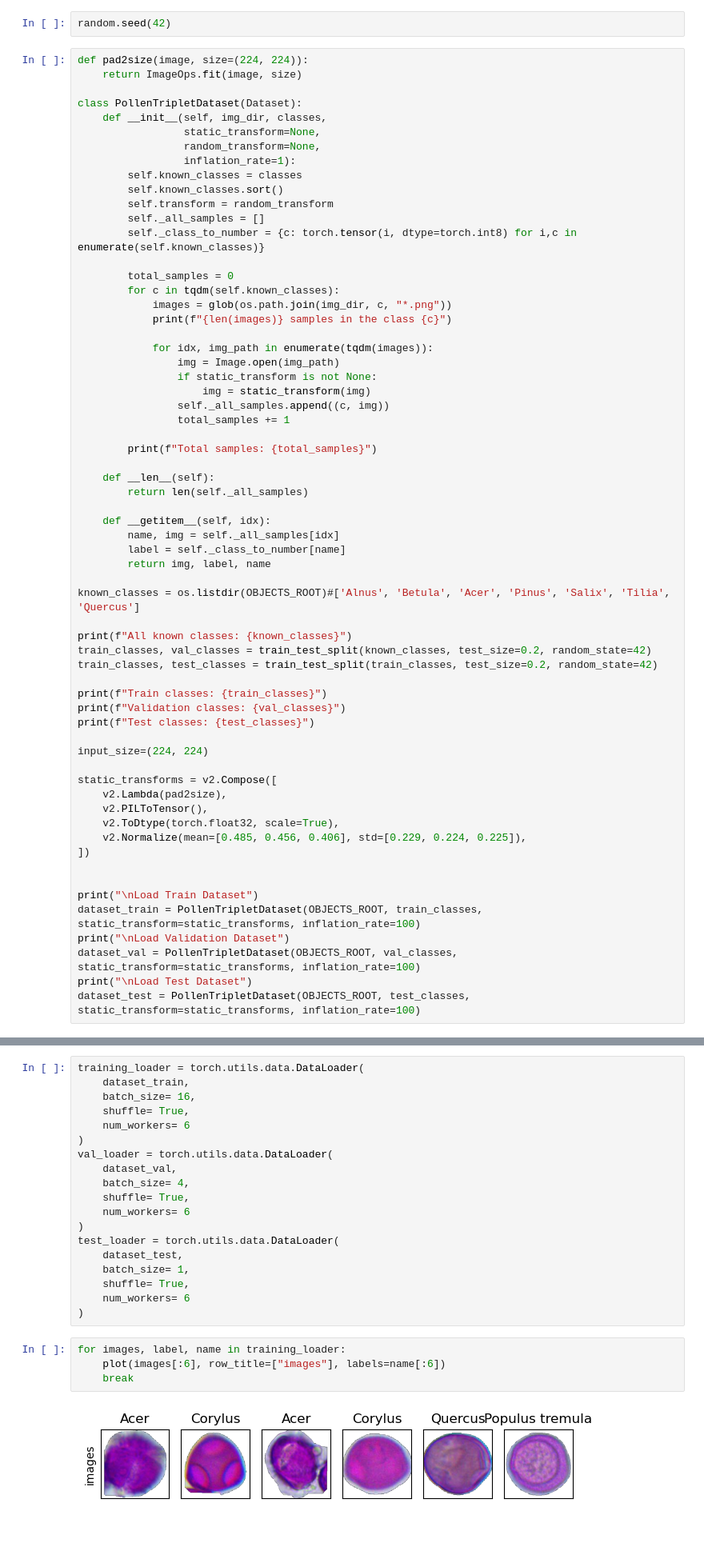
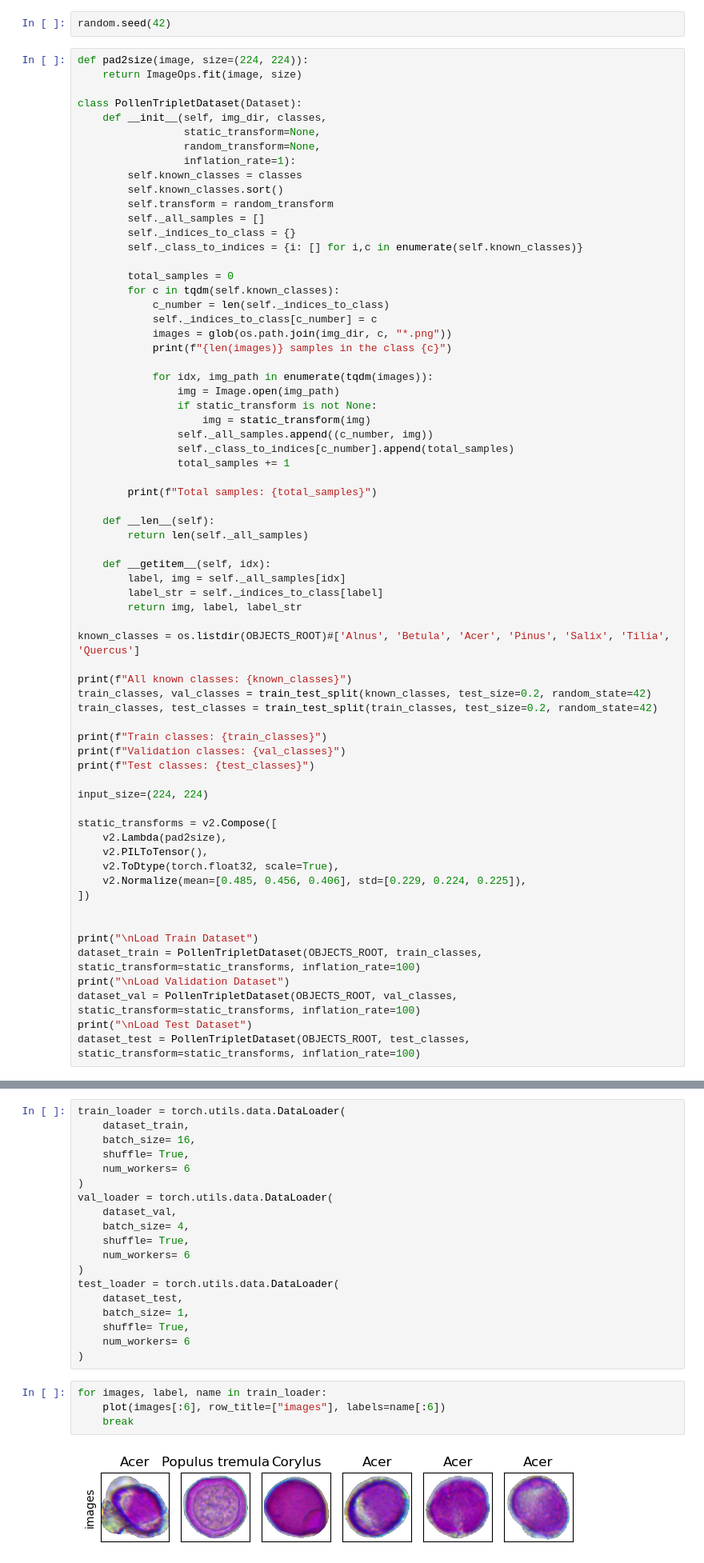
Before and after one commit to Digiratory/Pollen-Analyzer, a Jupyter notebook: Classification/Classification-circleLoss.ipynb, the cells around one changed output, grey strips where cells are left out. Shown at 80% size. Drawn from its saved outputs; the diff is of its cells as text; blank space fills up the shorter version.

```diff
--- a/Classification/Classification-circleLoss.ipynb
+++ b/Classification/Classification-circleLoss.ipynb
@@ -62,10 +64,13 @@ class PollenTripletDataset(Dataset):
         self.known_classes.sort()
         self.transform = random_transform
         self._all_samples = []
-        self._class_to_number = {c: torch.tensor(i, dtype=torch.int8) for i,c in enumerate(self.known_classes)}
+        self._indices_to_class = {}
+        self._class_to_indices = {i: [] for i,c in enumerate(self.known_classes)}
 
         total_samples = 0
         for c in tqdm(self.known_classes):
+            c_number = len(self._indices_to_class)
+            self._indices_to_class[c_number] = c
             images = glob(os.path.join(img_dir, c, "*.png"))
             print(f"{len(images)} samples in the class {c}")
 
@@ -73,7 +78,8 @@ class PollenTripletDataset(Dataset):
                 img = Image.open(img_path)
                 if static_transform is not None:
                     img = static_transform(img)
-                self._all_samples.append((c, img))
+                self._all_samples.append((c_number, img))
+                self._class_to_indices[c_number].append(total_samples)
                 total_samples += 1
 
         print(f"Total samples: {total_samples}")
@@ -82,9 +88,9 @@ class PollenTripletDataset(Dataset):
         return len(self._all_samples)
 
     def __getitem__(self, idx):
-        name, img = self._all_samples[idx]
-        label = self._class_to_number[name]
-        return img, label, name
+        label, img = self._all_samples[idx]
+        label_str = self._indices_to_class[label]
+        return img, label, label_str
 
 known_classes = os.listdir(OBJECTS_ROOT)#['Alnus', 'Betula', 'Acer', 'Pinus', 'Salix', 'Tilia', 'Quercus']
 
@@ -189,7 +195,7 @@ def plot(imgs, row_title=None, labels=None, **imshow_kwargs):
 
     plt.tight_layout()
 # %%
-training_loader = torch.utils.data.DataLoader(
+train_loader = torch.utils.data.DataLoader(
     dataset_train,
     batch_size= 16,
     shuffle= True,
@@ -208,11 +214,11 @@ test_loader = torch.utils.data.DataLoader(
     num_workers= 6
 )
 # %%
-for images, label, name in training_loader:
+for images, label, name in train_loader:
     plot(images[:6], row_title=["images"], labels=name[:6])
     break
 # %% [output]
-[figure, old version]
+[figure, new version]
 # %%
 def convert_label_to_similarity(normed_feature: Tensor, label: Tensor) -> Tuple[Tensor, Tensor]:
     similarity_matrix = normed_feature @ normed_feature.transpose(1, 0)
```
Also changed, not shown: parts of 22 cells of this notebook, 1 other file.
